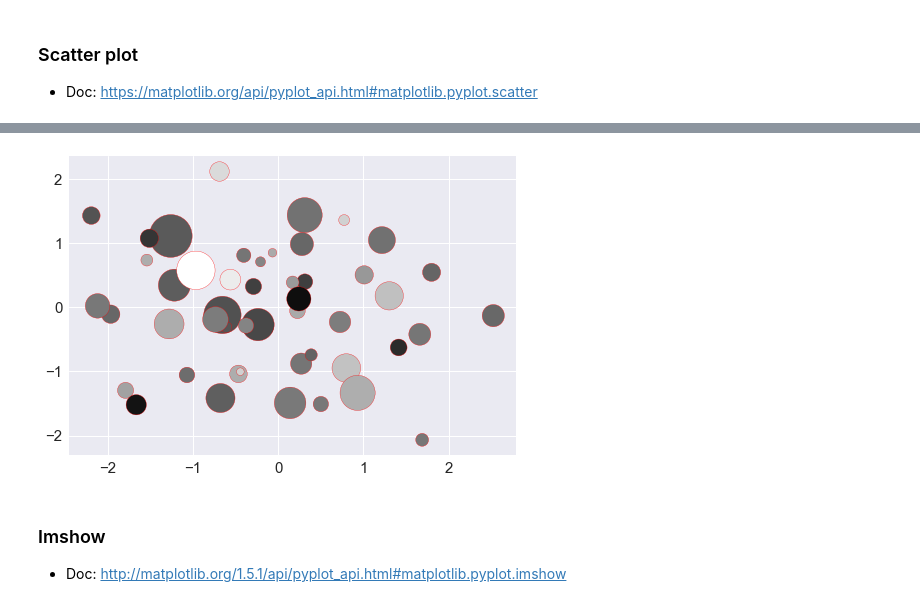
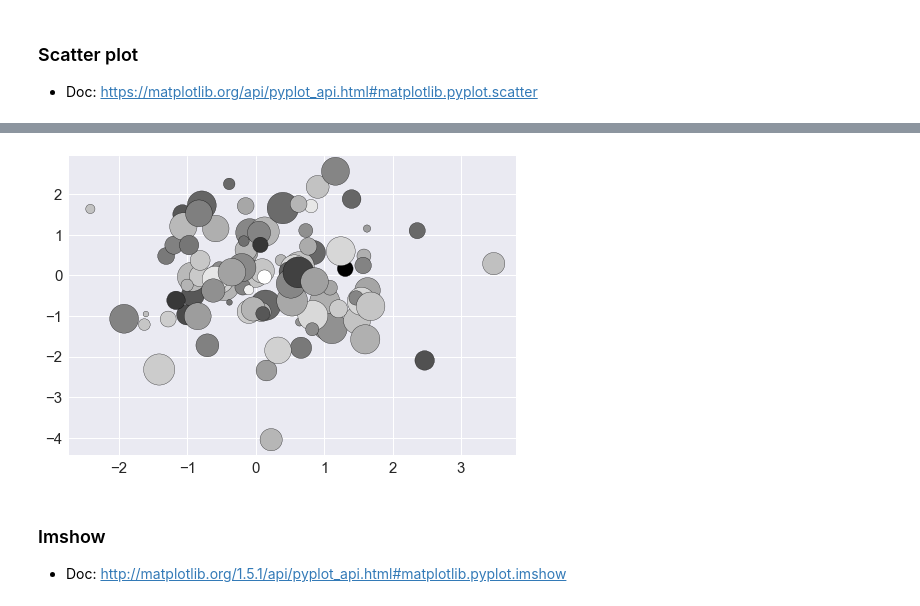
Before and after one commit to shinys825/HYStudy, a Jupyter notebook: scripts/[HYStudy 16th] Matplotlib 3.ipynb, the cells around one changed output, grey strips where cells are left out. Drawn from its saved outputs; the diff is of its cells as text; code cells hidden in the pictures.

```diff
--- a/scripts/[HYStudy 16th] Matplotlib 3.ipynb
+++ b/scripts/[HYStudy 16th] Matplotlib 3.ipynb
@@ -91,16 +93,12 @@ plt.show()
 # %%
-# style setting
-x = np.random.randn(100)
-y = np.random.randn(100)
-
-# make points on (x, y)
+# make points on (x, y) with style
 plt.scatter(x, y,
-            s=np.random.randn(100)*500, # size
-            c=np.random.randn(100), # color
-            edgecolors='r') # edge color
+            s=np.random.randint(10, 1000, 100), # marker size
+            c=np.random.randn(100), # marker color
+            edgecolors='black') # edge color
 plt.show()
 # %% [output]
-[figure, old version]
+[figure, new version]
 # %% [markdown]
 ### Imshow
 - Doc: http://matplotlib.org/1.5.1/api/pyplot_api.html#matplotlib.pyplot.imshow
```
Also changed, not shown: parts of 5 cells of this notebook.
